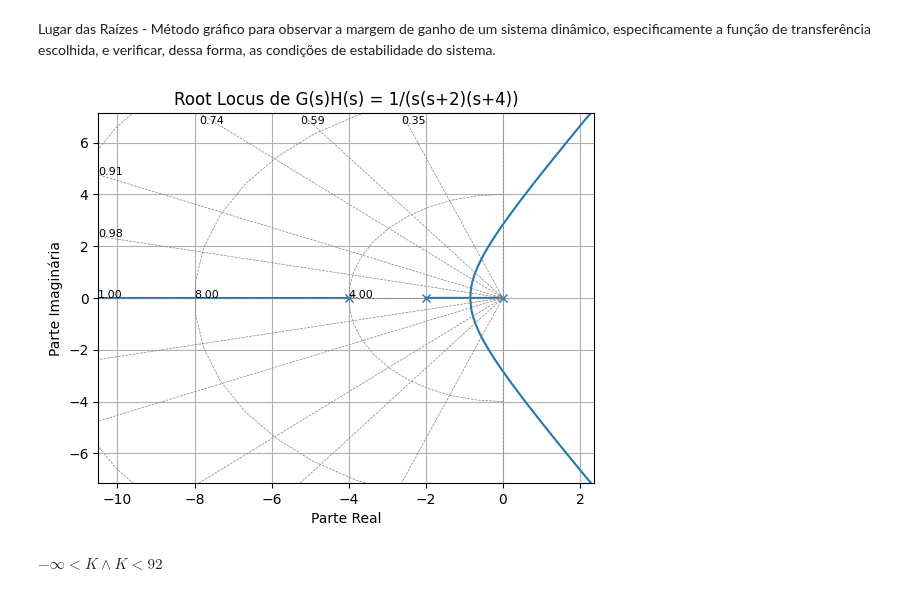
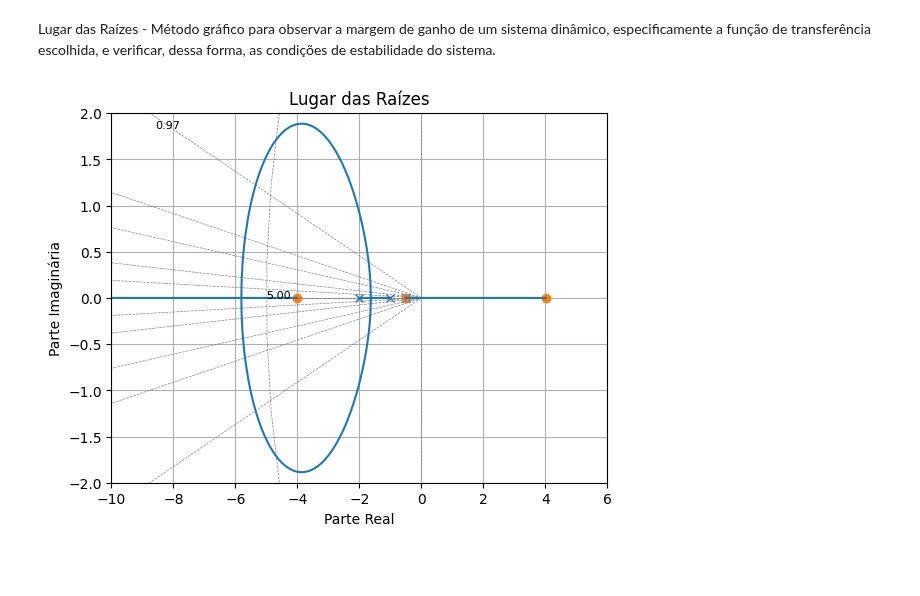
Before and after one commit to lucascarvalho10/pme3481, a Jupyter notebook: T2/root_locus.ipynb, the cells around one changed output. Saved outputs shown, nothing was run; the diff lists cells and outputs as text; code cells hidden in the pictures; blank space fills up the shorter version.

```diff
--- a/T2/root_locus.ipynb
+++ b/T2/root_locus.ipynb
@@ -7,57 +7,23 @@ Lugar das Raízes - Método gráfico para observar a margem de ganho de um siste
 # %%
 import matplotlib.pyplot as plt
 import control as ctrl
 
 # Definindo a função de transferência
-num = [1]  # Numerador
-den = [1, 6, 8, 0]  # Denominador: s^3 + 6s^2 + 8s
+num = [9.793, 4.896, -157.7, -78.84]  # Numerador
+den = [1, 4, 5.25, 2.75, 0.5]  # Denominador
 
 # Criando a função de transferência
 sys = ctrl.TransferFunction(num, den)
 
 # Plotando o root locus
 ctrl.rlocus(sys)
-plt.title('Root Locus de G(s)H(s) = 1/(s(s+2)(s+4))')
+plt.title('Lugar das Raízes')
 plt.xlabel('Parte Real')
 plt.ylabel('Parte Imaginária')
+# Ajustando os limites dos eixos para melhor visualização
+plt.xlim([-10, 6])
+plt.ylim([-2, 2])
 plt.grid(True)
 plt.show()
 # %% [output]
-[figure, old version]
+[figure, new version]
-# %%
-from sympy import symbols, solve
-
-# Definindo as variáveis
-K = symbols('K')
-
-# Coeficientes do polinômio característico
-a0 = 6 * K
-a1 = 4 + 5 * K
-a2 = 13 + K
-a3 = 15
-a4 = 7
-a5 = 1
-
-# Primeira coluna da Tabela de Routh
-r1_3 = (a3 * a4 - a5 * a2) / a4
-r1_3_expr = (a3 * a4 - a5 * (13 + K)) / a4
-
-r1_4 = (a3 * a1 - a5 * a0) / a4
-r1_4_expr = (a3 * (4 + 5 * K) - a5 * (6 * K)) / a4
-
-# Resolvendo para r1_3 e r1_4
-r1_3_val = r1_3.subs({a3: 15, a4: 7, a5: 1, a2: (13 + K)})
-r1_4_val = r1_4.subs({a3: 15, a4: 7, a5: 1, a1: (4 + 5 * K), a0: (6 * K)})
-
-# Examinando a expressão para estabilidade
-K_crit = solve(r1_3_val > 0, K)
-
-# Calcular o valor crítico de K
-r1_3_val_expr = (105 - 13 - K) / 7
-r1_4_val_expr = (15 * (4 + 5 * K) - 6 * K) / 7
-
-# Resolve para K crítico
-K_max = solve(r1_3_val_expr > 0, K)
-K_max
-# %% [output]
-$\displaystyle -\infty < K \wedge K < 92$
```
Also changed, not shown: 5 other files.
